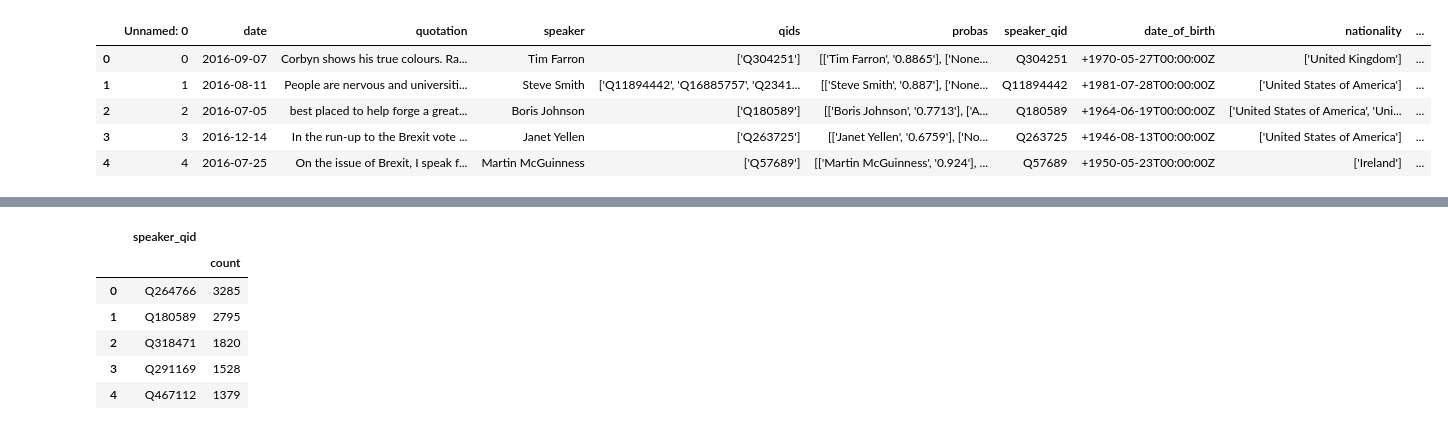
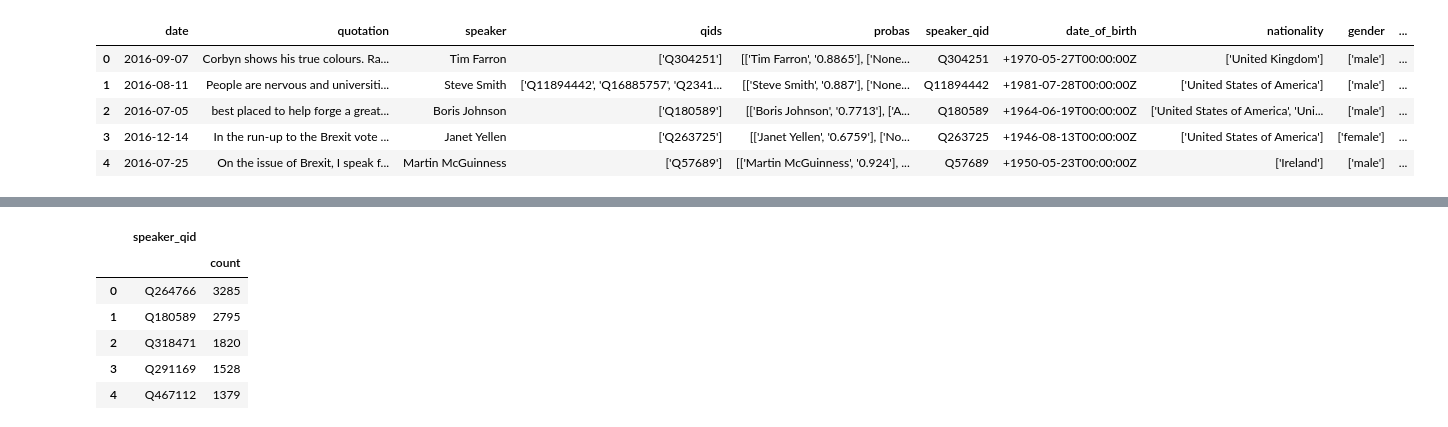
Before and after one commit to epfl-ada/ada-2021-project-skrw, a Jupyter notebook: Milestone_3.ipynb, the cells around one changed output, grey strips where cells are left out. Saved outputs shown, nothing was run; the diff lists cells and outputs as text; code cells hidden in the pictures.

```diff
--- a/Milestone_3.ipynb
+++ b/Milestone_3.ipynb
@@ -3,15 +9,16 @@ import pandas as pd
 import seaborn as sns
 import matplotlib.pyplot as plt
 # %%
-df = pd.read_csv('./brexit_enriched_age.csv.bz2', compression='bz2', sep=',')
+df = pd.read_csv('./brexit_enriched_age.csv.bz2', compression='bz2', sep=',',index_col=0)
+brexit_enriched = pd.read_json('brexit_enriched_age.json.bz2', compression='bz2')
 df.head()
 # %% [output]
-|  | Unnamed: 0 | date | quotation | speaker | qids | probas | speaker_qid | date_of_birth | nationality | ... |
-| 0 | 0 | 2016-09-07 | Corbyn shows his true colours. Ra... | Tim Farron | ['Q304251'] | [['Tim Farron', '0.8865'], ['None... | Q304251 | +1970-05-27T00:00:00Z | ['United Kingdom'] | ... |
-| 1 | 1 | 2016-08-11 | People are nervous and universiti... | Steve Smith | ['Q11894442', 'Q16885757', 'Q2341... | [['Steve Smith', '0.887'], ['None... | Q11894442 | +1981-07-28T00:00:00Z | ['United States of America'] | ... |
-| 2 | 2 | 2016-07-05 | best placed to help forge a great... | Boris Johnson | ['Q180589'] | [['Boris Johnson', '0.7713'], ['A... | Q180589 | +1964-06-19T00:00:00Z | ['United States of America', 'Uni... | ... |
-| 3 | 3 | 2016-12-14 | In the run-up to the Brexit vote ... | Janet Yellen | ['Q263725'] | [['Janet Yellen', '0.6759'], ['No... | Q263725 | +1946-08-13T00:00:00Z | ['United States of America'] | ... |
-| 4 | 4 | 2016-07-25 | On the issue of Brexit, I speak f... | Martin McGuinness | ['Q57689'] | [['Martin McGuinness', '0.924'], ... | Q57689 | +1950-05-23T00:00:00Z | ['Ireland'] | ... |
+|  | date | quotation | speaker | qids | probas | speaker_qid | date_of_birth | nationality | gender | ... |
+| 0 | 2016-09-07 | Corbyn shows his true colours. Ra... | Tim Farron | ['Q304251'] | [['Tim Farron', '0.8865'], ['None... | Q304251 | +1970-05-27T00:00:00Z | ['United Kingdom'] | ['male'] | ... |
+| 1 | 2016-08-11 | People are nervous and universiti... | Steve Smith | ['Q11894442', 'Q16885757', 'Q2341... | [['Steve Smith', '0.887'], ['None... | Q11894442 | +1981-07-28T00:00:00Z | ['United States of America'] | ['male'] | ... |
+| 2 | 2016-07-05 | best placed to help forge a great... | Boris Johnson | ['Q180589'] | [['Boris Johnson', '0.7713'], ['A... | Q180589 | +1964-06-19T00:00:00Z | ['United States of America', 'Uni... | ['male'] | ... |
+| 3 | 2016-12-14 | In the run-up to the Brexit vote ... | Janet Yellen | ['Q263725'] | [['Janet Yellen', '0.6759'], ['No... | Q263725 | +1946-08-13T00:00:00Z | ['United States of America'] | ['female'] | ... |
+| 4 | 2016-07-25 | On the issue of Brexit, I speak f... | Martin McGuinness | ['Q57689'] | [['Martin McGuinness', '0.924'], ... | Q57689 | +1950-05-23T00:00:00Z | ['Ireland'] | ['male'] | ... |
 # %%
 # derive the speakers with the maximum probability
 speaker_max_prob = df['probas'].apply(lambda x: x[1:-1].split(',')[0])
```
Also changed, not shown: parts of 14 cells of this notebook, 2 other files.
